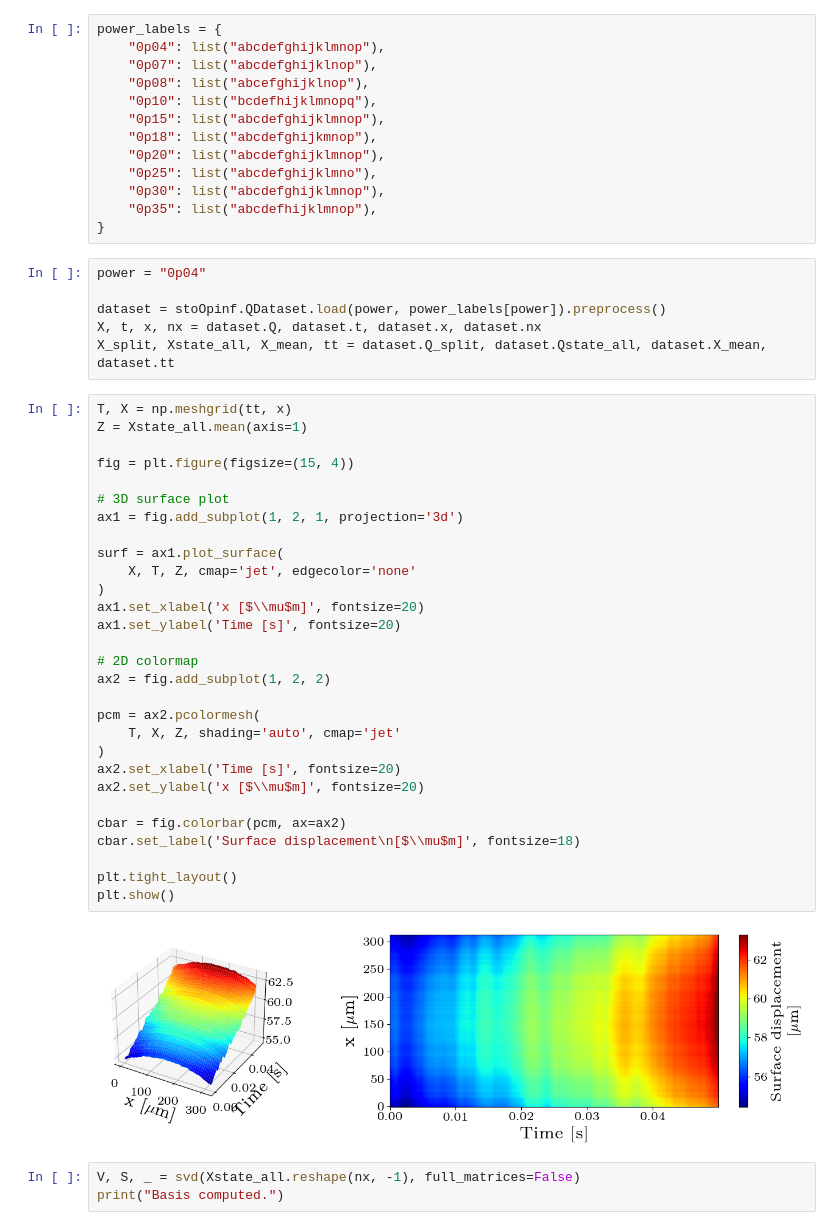
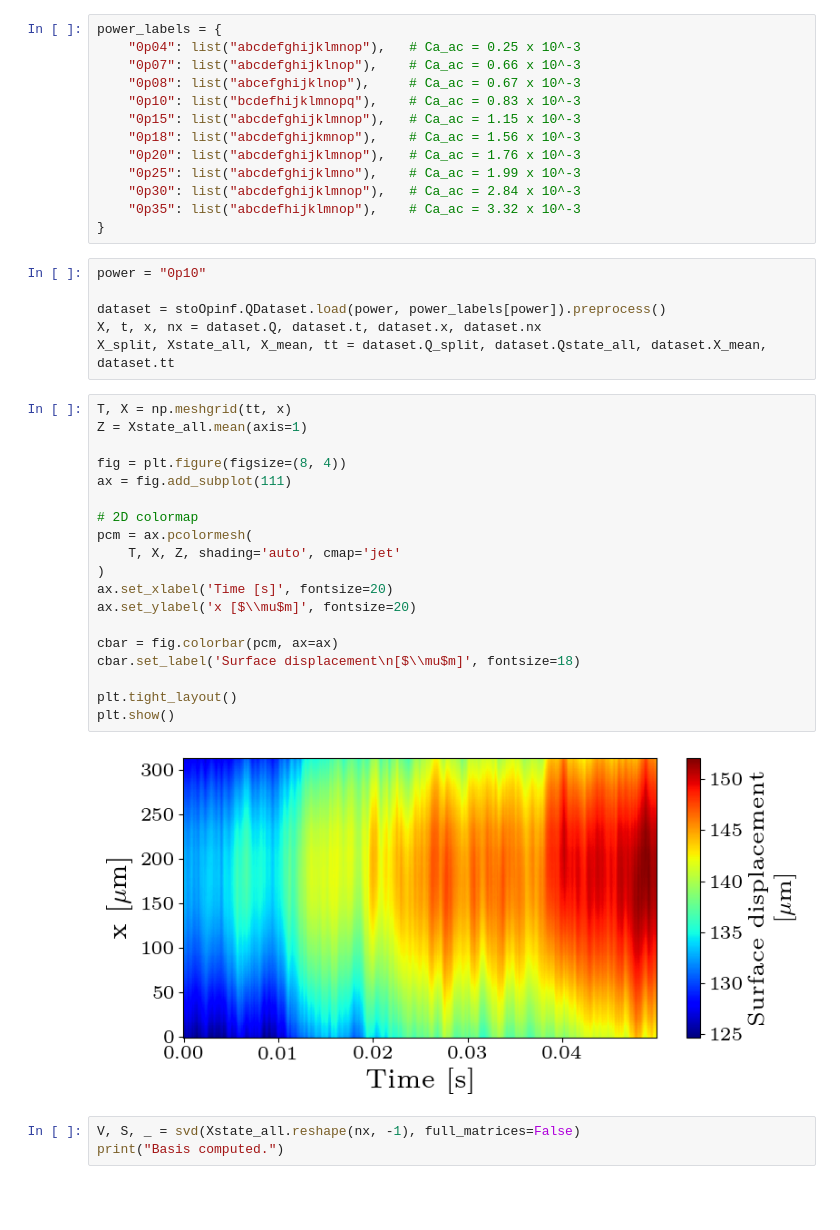
Before and after one commit to hyeonghun1/CapillaryWaveTurbulence, a Jupyter notebook: main.ipynb, the cells around one changed output. Drawn from its saved outputs; the diff is of its cells as text; blank space fills up the shorter version.

```diff
--- a/main.ipynb
+++ b/main.ipynb
@@ -22,18 +25,18 @@ plt.rcParams.update({
 # %%
 power_labels = {
-    "0p04": list("abcdefghijklmnop"),
-    "0p07": list("abcdefghijklnop"),
-    "0p08": list("abcefghijklnop"),
-    "0p10": list("bcdefhijklmnopq"),
-    "0p15": list("abcdefghijklmnop"),
-    "0p18": list("abcdefghijkmnop"),
-    "0p20": list("abcdefghijklmnop"),
-    "0p25": list("abcdefghijklmno"),
-    "0p30": list("abcdefghijklmnop"),
-    "0p35": list("abcdefhijklmnop"),
+    "0p04": list("abcdefghijklmnop"),   # Ca_ac = 0.25 x 10^-3
+    "0p07": list("abcdefghijklnop"),    # Ca_ac = 0.66 x 10^-3
+    "0p08": list("abcefghijklnop"),     # Ca_ac = 0.67 x 10^-3
+    "0p10": list("bcdefhijklmnopq"),    # Ca_ac = 0.83 x 10^-3
+    "0p15": list("abcdefghijklmnop"),   # Ca_ac = 1.15 x 10^-3
+    "0p18": list("abcdefghijkmnop"),    # Ca_ac = 1.56 x 10^-3
+    "0p20": list("abcdefghijklmnop"),   # Ca_ac = 1.76 x 10^-3
+    "0p25": list("abcdefghijklmno"),    # Ca_ac = 1.99 x 10^-3
+    "0p30": list("abcdefghijklmnop"),   # Ca_ac = 2.84 x 10^-3
+    "0p35": list("abcdefhijklmnop"),    # Ca_ac = 3.32 x 10^-3
 }
 # %%
-power = "0p04"
+power = "0p10"
 
 dataset = stoOpinf.QDataset.load(power, power_labels[power]).preprocess()
 X, t, x, nx = dataset.Q, dataset.t, dataset.x, dataset.nx
@@ -41,34 +44,24 @@ X_split, Xstate_all, X_mean, tt = dataset.Q_split, dataset.Qstate_all, dataset.X
 # %%
 T, X = np.meshgrid(tt, x)
 Z = Xstate_all.mean(axis=1)
 
-fig = plt.figure(figsize=(15, 4))
-
-# 3D surface plot
-ax1 = fig.add_subplot(1, 2, 1, projection='3d')
-
-surf = ax1.plot_surface(
-    X, T, Z, cmap='jet', edgecolor='none'
-)
-ax1.set_xlabel('x [$\\mu$m]', fontsize=20)
-ax1.set_ylabel('Time [s]', fontsize=20)
+fig = plt.figure(figsize=(8, 4))
+ax = fig.add_subplot(111)
 
 # 2D colormap
-ax2 = fig.add_subplot(1, 2, 2)
-
-pcm = ax2.pcolormesh(
+pcm = ax.pcolormesh(
     T, X, Z, shading='auto', cmap='jet'
 )
-ax2.set_xlabel('Time [s]', fontsize=20)
-ax2.set_ylabel('x [$\\mu$m]', fontsize=20)
+ax.set_xlabel('Time [s]', fontsize=20)
+ax.set_ylabel('x [$\\mu$m]', fontsize=20)
 
-cbar = fig.colorbar(pcm, ax=ax2)
+cbar = fig.colorbar(pcm, ax=ax)
 cbar.set_label('Surface displacement\n[$\\mu$m]', fontsize=18)
 
 plt.tight_layout()
 plt.show()
 # %% [output]
-[figure, old version]
+[figure, new version]
 # %%
 V, S, _ = svd(Xstate_all.reshape(nx, -1), full_matrices=False)
 print("Basis computed.")
```
Also changed, not shown: parts of 8 cells of this notebook.
